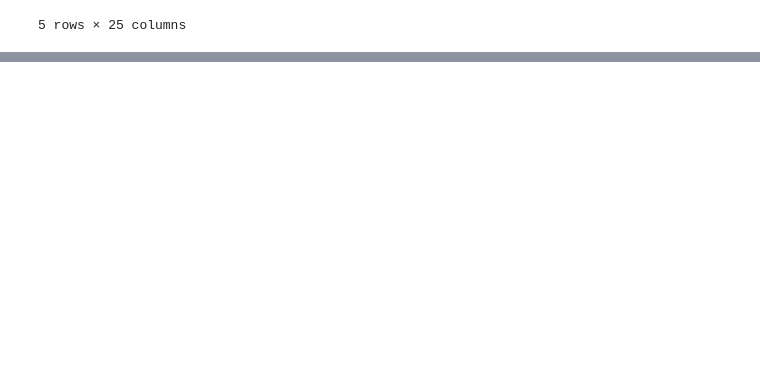
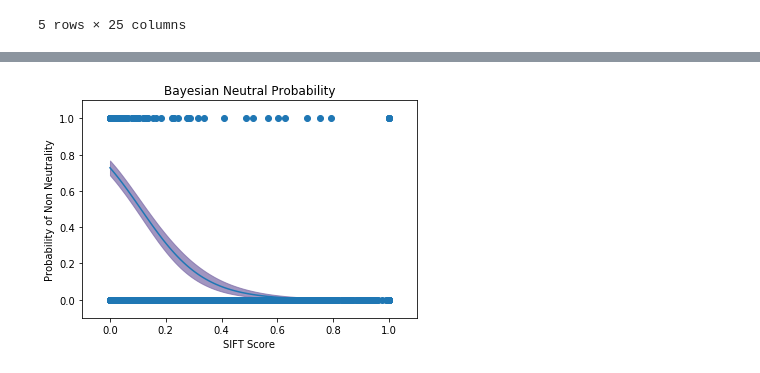
Before and after one commit to allydunham/hog_pathway, a Jupyter notebook: bin/neutral_mutations.ipynb, the cells around one changed output, grey strips where cells are left out. Drawn from its saved outputs; the diff is of its cells as text; code cells hidden in the pictures; blank space fills up the shorter version.

```diff
--- a/bin/neutral_mutations.ipynb
+++ b/bin/neutral_mutations.ipynb
@@ -19,0 +86,23 @@ impact.head()
+# %%
+s = np.linspace(0, 1, 100)[:, None]
+p_s = 1.0 / (1 + np.exp(np.dot(beta_samples, s.T) + alpha_samples))
+
+mean_prob_s = p_s.mean(axis=0)
+# %%
+plt.plot(s, mean_prob_s)
+
+from scipy.stats.mstats import mquantiles
+
+qs = mquantiles(p_s, [0.025, 0.975], axis=0)
+plt.fill_between(s[:, 0], *qs, alpha=0.7,
+                 color="#7A68A6")
+
+plt.scatter(sift_data.sift_score, sift_data.effect)
+
+plt.ylim(-0.1, 1.1)
+plt.xlim(-0.1, 1.1)
+plt.ylabel("Probability of Non Neutrality")
+plt.xlabel("SIFT Score")
+plt.title("Bayesian Neutral Probability");
+# %% [output]
+[figure, added]
```
Also changed, not shown: parts of 10 cells of this notebook, 3 other files.
